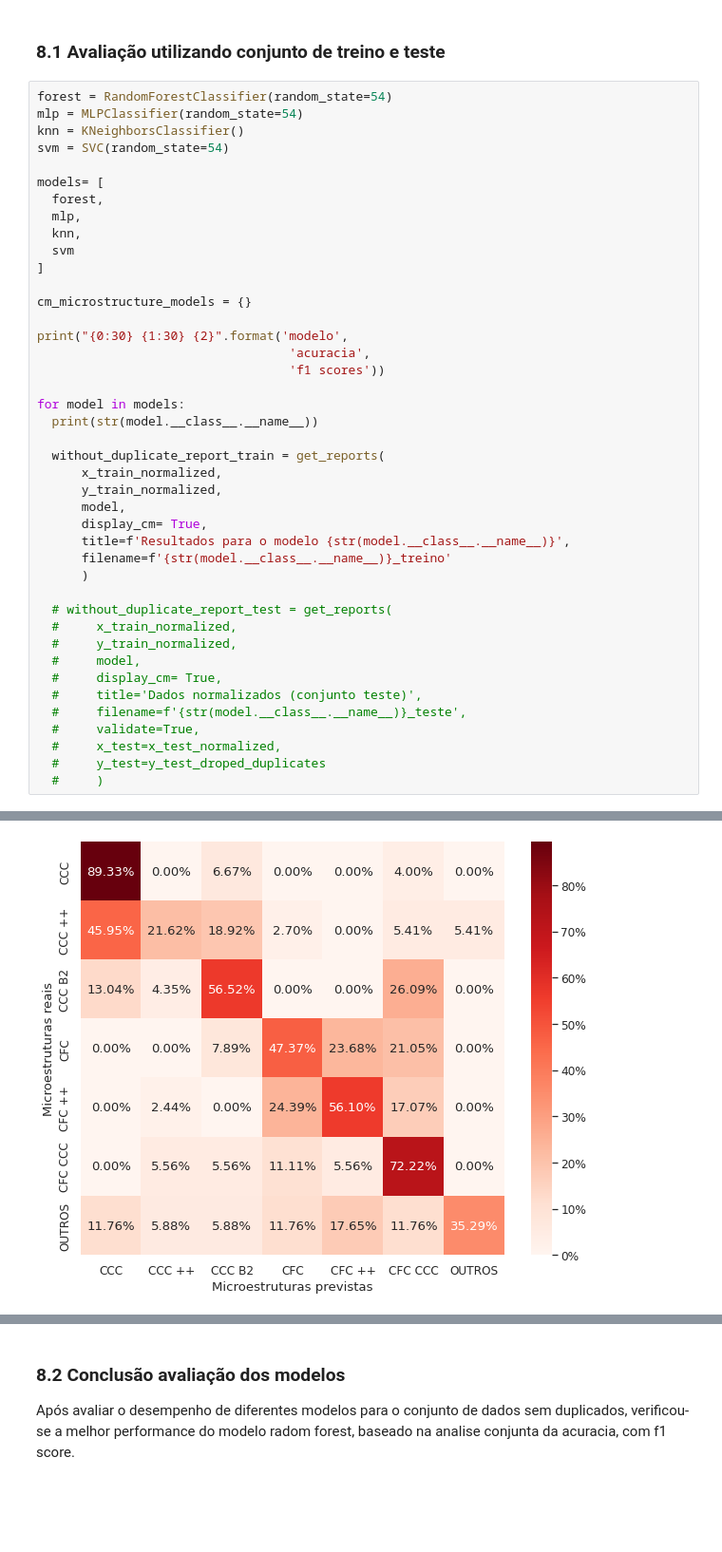
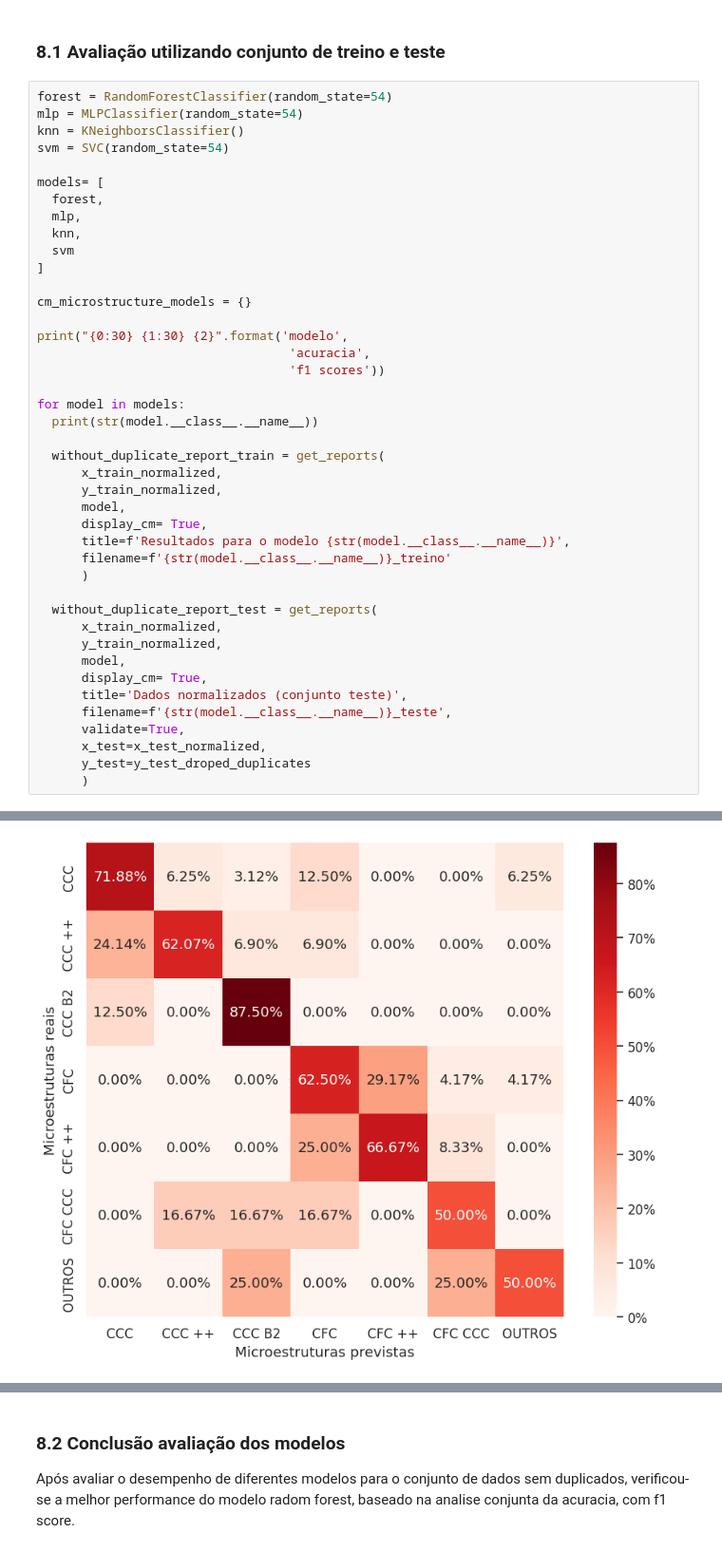
Before and after one commit to leo14993/analise-ligas-heas, a Jupyter notebook: Analise_HEAs_com_Feature_selection.ipynb, the cells around one changed output, grey strips where cells are left out. Shown at 95% size. Drawn from its saved outputs; the diff is of its cells as text; blank space fills up the shorter version.

```diff
--- a/Analise_HEAs_com_Feature_selection.ipynb
+++ b/Analise_HEAs_com_Feature_selection.ipynb
@@ -953,17 +938,17 @@ for model in models:
       filename=f'{str(model.__class__.__name__)}_treino'
       )
 
-  # without_duplicate_report_test = get_reports(
-  #     x_train_normalized,
-  #     y_train_normalized,
-  #     model,
-  #     display_cm= True,
-  #     title='Dados normalizados (conjunto teste)',
-  #     filename=f'{str(model.__class__.__name__)}_teste',
-  #     validate=True,
-  #     x_test=x_test_normalized,
-  #     y_test=y_test_droped_duplicates
-  #     )
+  without_duplicate_report_test = get_reports(
+      x_train_normalized,
+      y_train_normalized,
+      model,
+      display_cm= True,
+      title='Dados normalizados (conjunto teste)',
+      filename=f'{str(model.__class__.__name__)}_teste',
+      validate=True,
+      x_test=x_test_normalized,
+      y_test=y_test_droped_duplicates
+      )
 # %% [output]
 modelo                         acuracia                       f1 scores
 RandomForestClassifier
@@ -988 +973 @@ weighted avg   0.614186  0.602996  0.584546  267.000000
-[figure, old version]
+[figure, new version]
```
Also changed, not shown: parts of 42 cells of this notebook.
